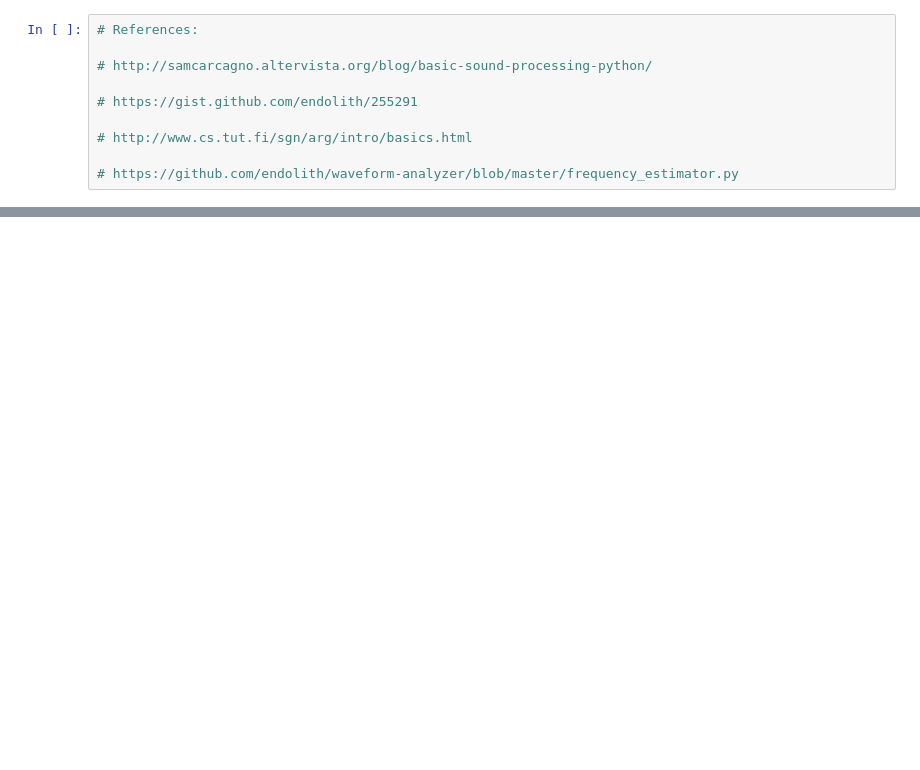
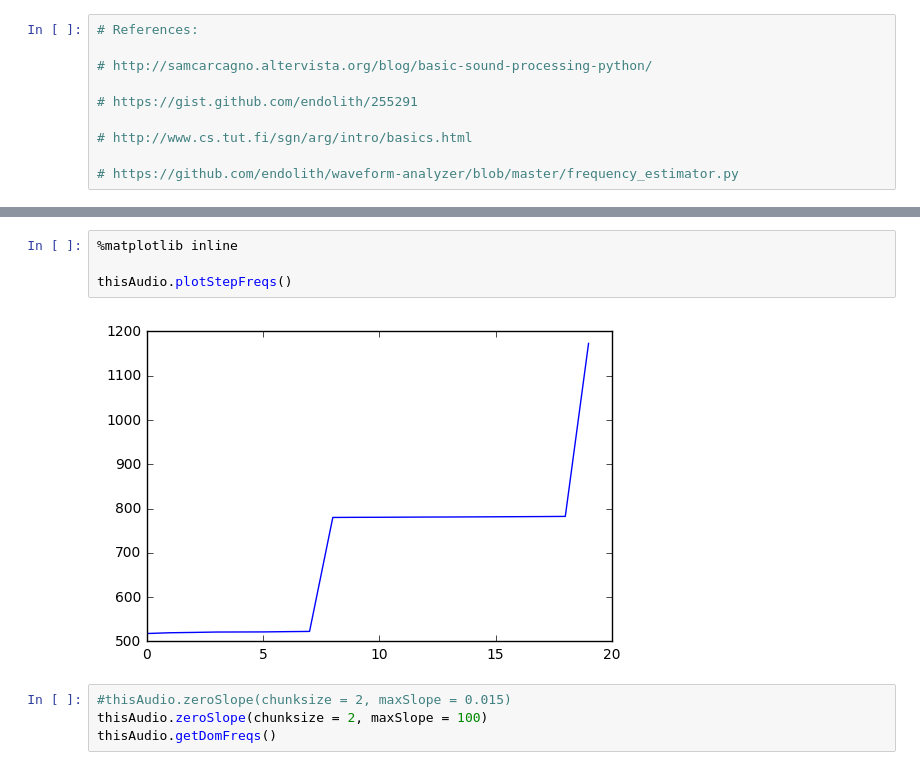
Before and after one commit to Thru-Echoes/python-ds-seminar, a Jupyter notebook: homeworks/hw3/homework.ipynb, the cells around one changed output, grey strips where cells are left out. Drawn from its saved outputs; the diff is of its cells as text; blank space fills up the shorter version.

```diff
--- a/homeworks/hw3/homework.ipynb
+++ b/homeworks/hw3/homework.ipynb
@@ -399,0 +633,10 @@ plt.ylabel("Frequency [Hz]")
+# %%
+%matplotlib inline
+
+thisAudio.plotStepFreqs()
+# %% [output]
+[figure, added]
+# %%
+#thisAudio.zeroSlope(chunksize = 2, maxSlope = 0.015)
+thisAudio.zeroSlope(chunksize = 2, maxSlope = 100)
+thisAudio.getDomFreqs()
```
Also changed, not shown: parts of 56 cells of this notebook, 1 other file.
